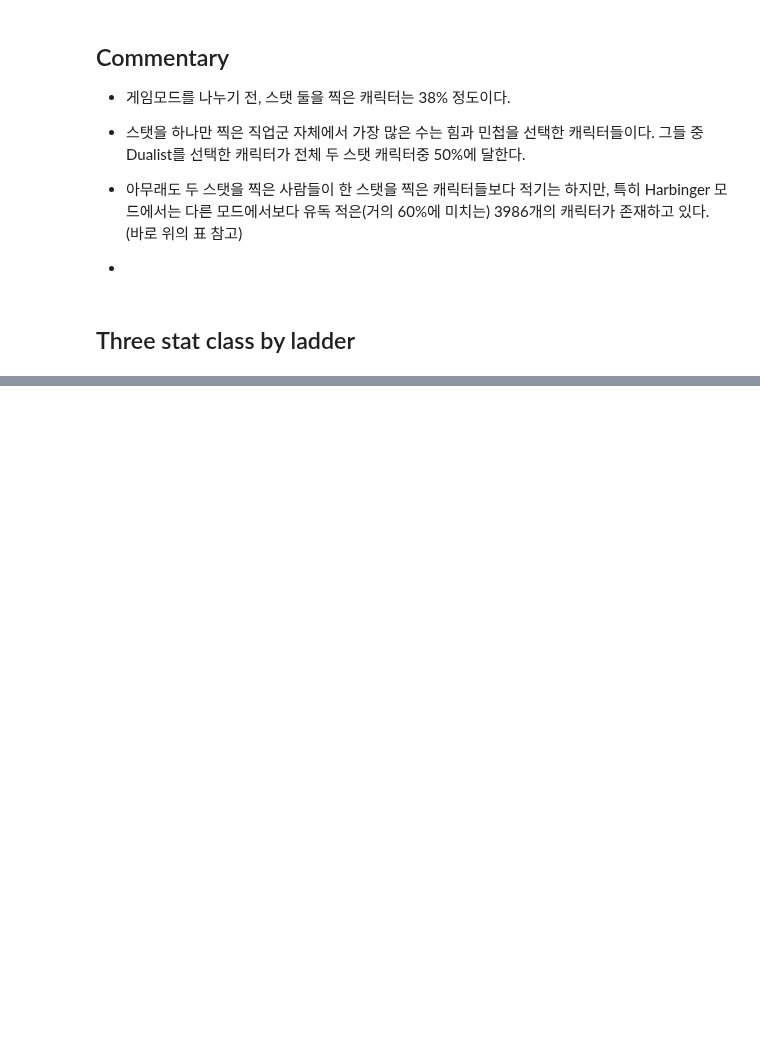
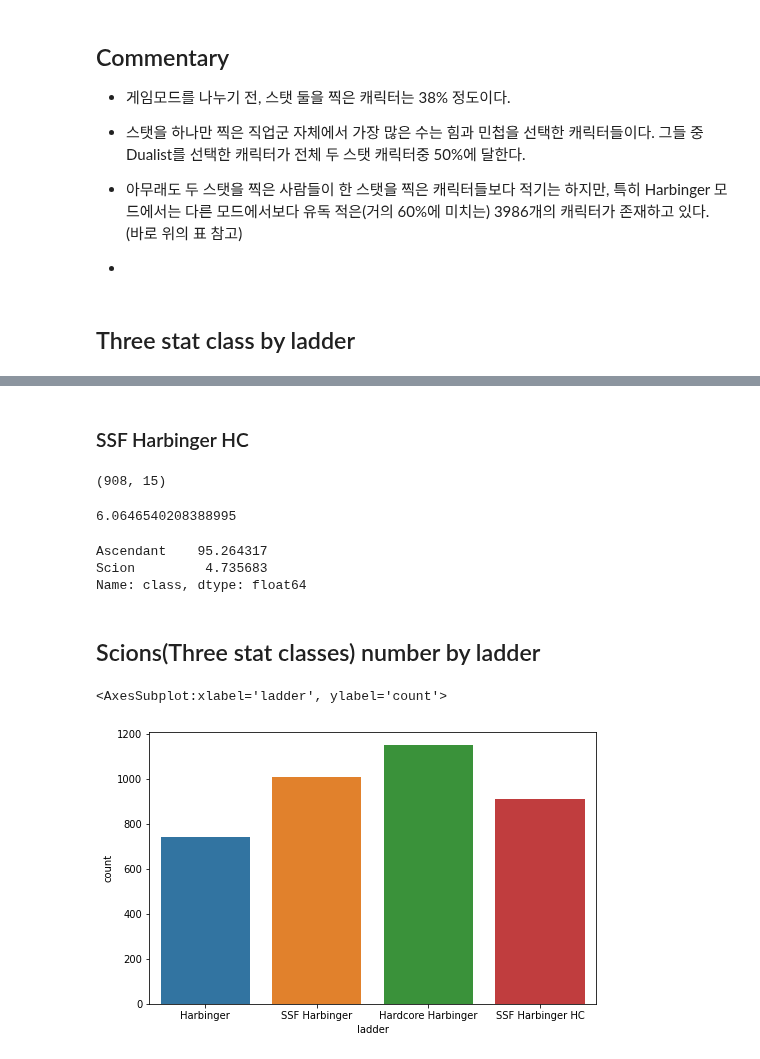
Before and after one commit to Angela-Park-JE/TIL_ver1, a Jupyter notebook: ToyPJT-POE_user/poe_stats_4_EDA_byclass.ipynb, the cells around one changed output, grey strips where cells are left out. Cells and saved outputs as stored; diff of their text form; code cells hidden in the pictures; blank space fills up the shorter version.

```diff
--- a/ToyPJT-POE_user/poe_stats_4_EDA_byclass.ipynb
+++ b/ToyPJT-POE_user/poe_stats_4_EDA_byclass.ipynb
@@ -1100,0 +1170,31 @@ Name: pre_class, dtype: float64
+# %% [markdown]
+### SSF Harbinger HC
+# %%
+# SSF Harbinger Hardcore
+
+df[(df['stats_num'] == 3)&(df['ladder'] == 'SSF Harbinger HC')].shape
+# %% [output]
+(908, 15)
+# %%
+# 이 모드에서 스탯 셋을 찍은 캐릭터들의 비율
+
+df[(df['stats_num'] == 3)&(df['ladder'] == 'SSF Harbinger HC')].shape[0] / df[(df['ladder'] == 'SSF Harbinger HC')].shape[0] * 100
+# %% [output]
+6.0646540208388995
+# %%
+# 세 스탯을 선택한 캐릭터들 중 직업별 비율
+
+df[(df['stats_num'] == 3)&(df['ladder'] == 'SSF Harbinger HC')]['class'].value_counts() / df[(df['stats_num'] == 3)&(df['ladder'] == 'SSF Harbinger HC')].shape[0] * 100
+# %% [output]
+Ascendant    95.264317
+Scion         4.735683
+Name: class, dtype: float64
+# %% [markdown]
+## Scions(Three stat classes) number by ladder
+# %%
+# 시각화
+
+sns.countplot(x = 'ladder', data = df[(df['stats_num'] == 3)], order = ['Harbinger','SSF Harbinger', 'Hardcore Harbinger','SSF Harbinger HC'])
+# %% [output]
+<AxesSubplot:xlabel='ladder', ylabel='count'>
+[figure, added]
```
Also changed, not shown: parts of 26 cells of this notebook.
